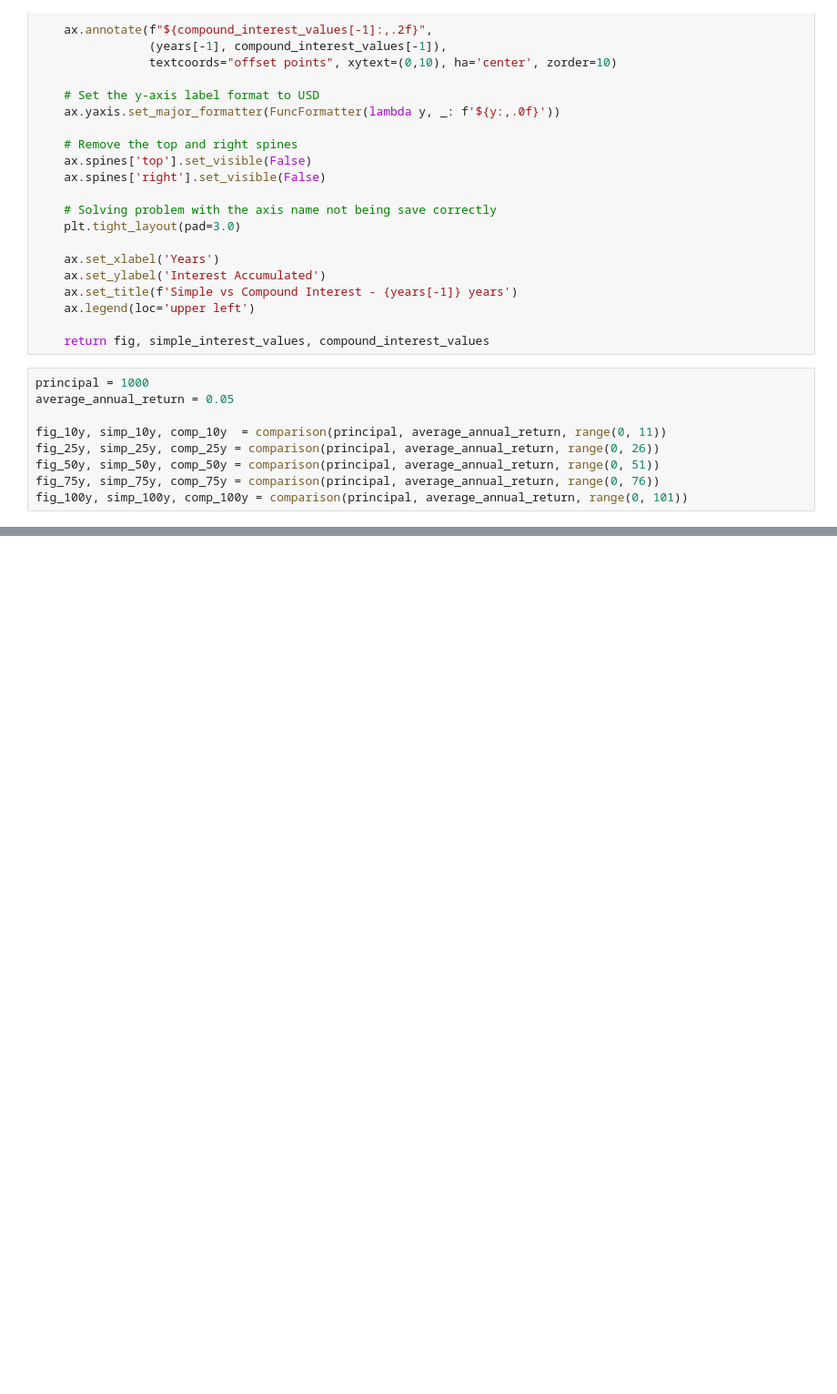
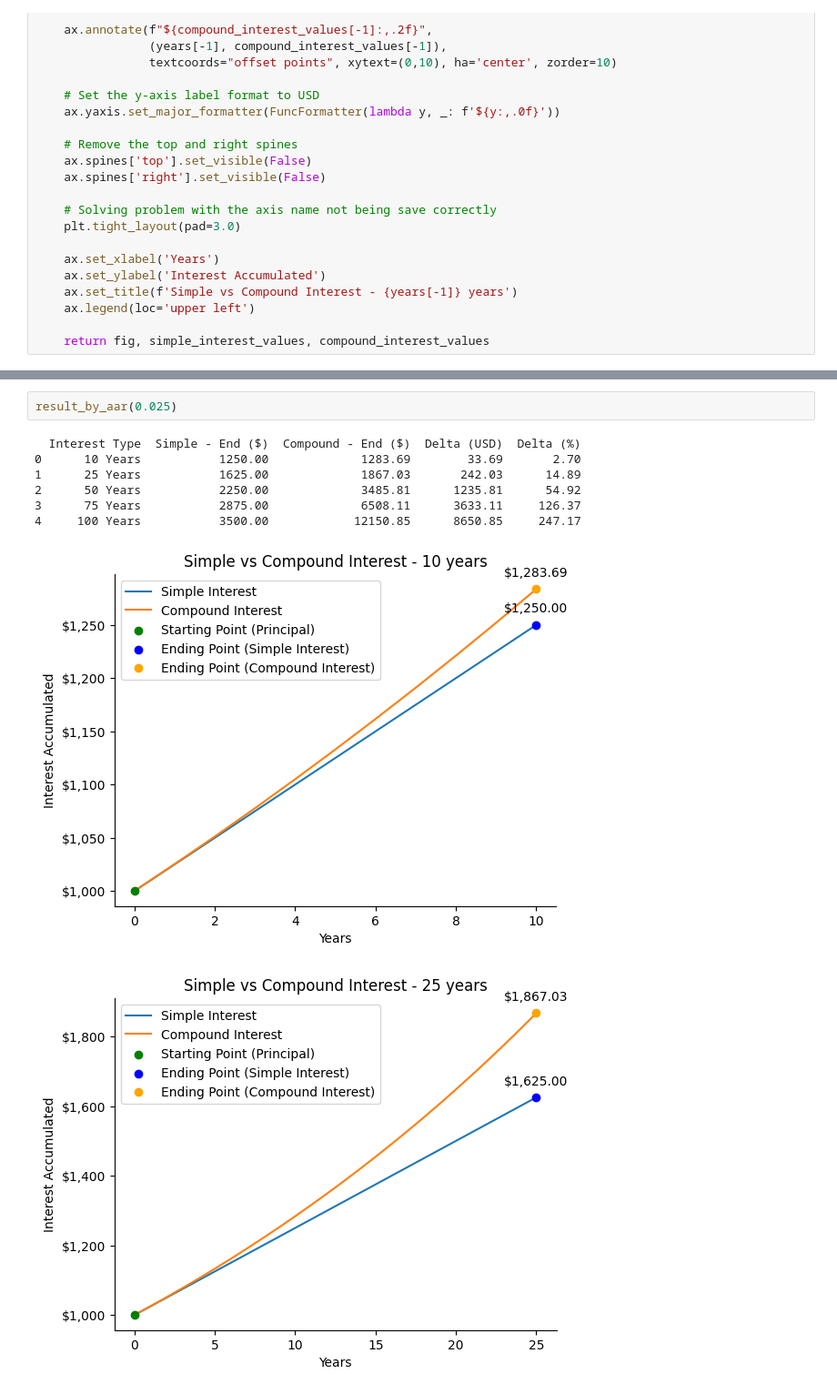
Before and after one commit to francesco-foresti/Compound-Interest-and-Simple-Interest-when-it-make-an-impact, a Jupyter notebook: main.ipynb, the cells around one changed output, grey strips where cells are left out. Shown at 91% size. Drawn from its saved outputs; the diff is of its cells as text; blank space fills up the shorter version.

```diff
--- a/main.ipynb
+++ b/main.ipynb
@@ -53,12 +53,3 @@ def comparison(principal, average_annual_return, years):
     ax.legend(loc='upper left')
 
     return fig, simple_interest_values, compound_interest_values
-# %%
-principal = 1000
-average_annual_return = 0.05
-
-fig_10y, simp_10y, comp_10y  = comparison(principal, average_annual_return, range(0, 11))
-fig_25y, simp_25y, comp_25y = comparison(principal, average_annual_return, range(0, 26))
-fig_50y, simp_50y, comp_50y = comparison(principal, average_annual_return, range(0, 51))
-fig_75y, simp_75y, comp_75y = comparison(principal, average_annual_return, range(0, 76))
-fig_100y, simp_100y, comp_100y = comparison(principal, average_annual_return, range(0, 101))
@@ -111,0 +98,11 @@ print(df)
+# %%
+result_by_aar(0.025)
+# %% [output]
+  Interest Type  Simple - End ($)  Compound - End ($)  Delta (USD)  Delta (%)
+0      10 Years           1250.00             1283.69        33.69       2.70
+1      25 Years           1625.00             1867.03       242.03      14.89
+2      50 Years           2250.00             3485.81      1235.81      54.92
+3      75 Years           2875.00             6508.11      3633.11     126.37
+4     100 Years           3500.00            12150.85      8650.85     247.17
+[figure, added]
+[figure, added]
```
Also changed, not shown: parts of 7 cells of this notebook, 5 other files.
